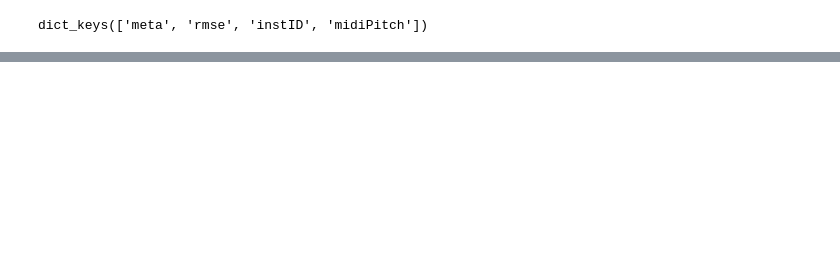
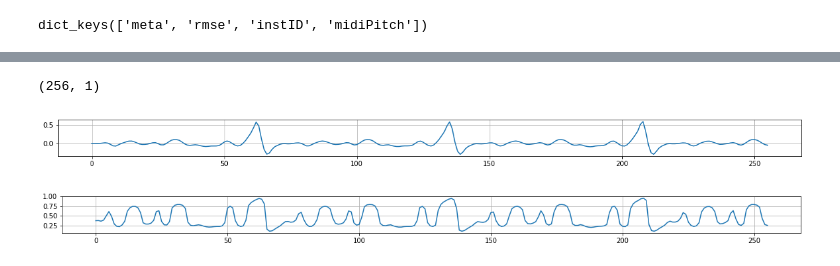
Before and after one commit to muhdhuz/RNNControl, a Jupyter notebook: main.ipynb, the cells around one changed output, grey strips where cells are left out. Drawn from its saved outputs; the diff is of its cells as text; code cells hidden in the pictures; blank space fills up the shorter version.

```diff
--- a/main.ipynb
+++ b/main.ipynb
@@ -67,16 +67,25 @@ targetcoding = mulaw(256)
 adataset = dataloader.AudioDataset(sr,seqLen,stride,
                                   datadir=datadir,extension='wav',
                                   paramdir=paramdir,prop=['instID'],  #,'midiPitch'
-                                  transform=transform.Compose([audiocoding,array2tensor(torch.FloatTensor)]),
+                                  transform=transform.Compose([inject_noise(weight=0.05),audiocoding,array2tensor(torch.FloatTensor)]), #
                                   param_transform=dic2tensor(torch.FloatTensor),
                                   target_transform=transform.Compose([targetcoding,array2tensor(torch.LongTensor)]))
+
+testdataset = dataloader.AudioDataset(sr,seqLen,stride,
+                                  datadir=datadir,extension='wav',
+                                  paramdir=paramdir,prop=['instID'],  #,'midiPitch'
+                                  transform=transform.Compose([array2tensor(torch.FloatTensor)]), #
+                                  param_transform=dic2tensor(torch.FloatTensor),
+                                  target_transform=transform.Compose([array2tensor(torch.LongTensor)]))
 
 train_loader = torch.utils.data.DataLoader(dataset=adataset,
                                            batch_size=batch_size,
                                            shuffle=True,
-                                           num_workers=4)
+                                           num_workers=4,
+                                           drop_last=True)
 
-test_loader = torch.utils.data.DataLoader(dataset=adataset,
+test_loader = torch.utils.data.DataLoader(dataset=testdataset,
                                           batch_size=1,
                                           shuffle=True,
-                                          num_workers=4)
+                                          num_workers=4,
+                                          drop_last=True)
@@ -99,3 +149,23 @@ print(sample.shape)
+# %%
+samp = adataset.rand_sample()
+print(samp.shape)
+plt.figure(figsize=(20,1))
+plt.plot(np.arange(len(samp)), samp) #just print one example from the batch
+plt.grid()
+plt.show()
+
+#samp = array2tensor(torch.FloatTensor)(samp)
+#rint(samp)
+samp = audiocoding(samp)
+#rint(samp)
+plt.figure(figsize=(20,1))
+plt.plot(np.arange(len(samp)), samp) #just print one example from the batch
+plt.grid()
+plt.show()
+# %% [output]
+(256, 1)
+[figure, added]
+[figure, added]
 # %%
 # Specify the model
 #*************************************
```
Also changed, not shown: parts of 7 cells of this notebook.
